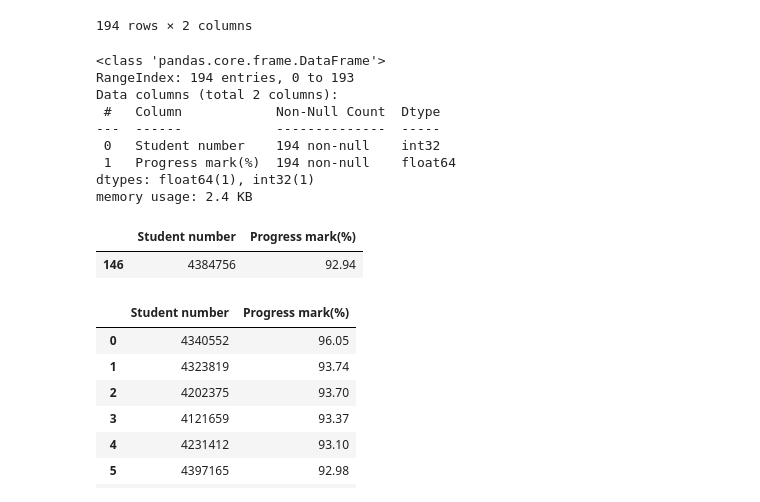
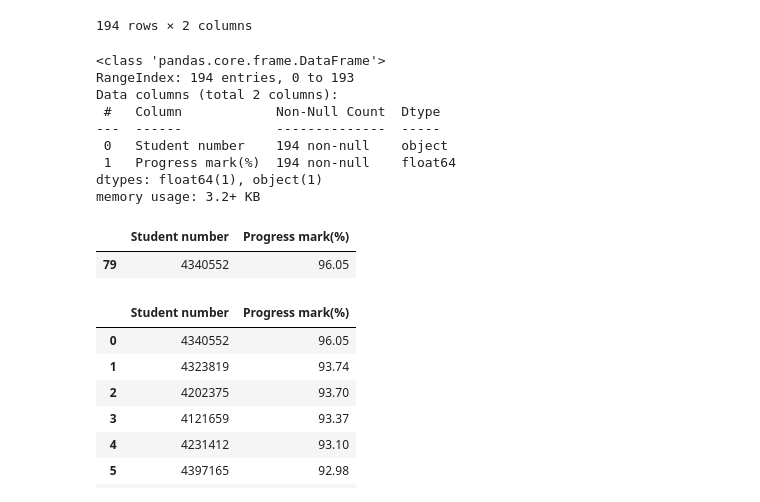
Before and after one commit to kevinnkansah/LearnDataScience, a Jupyter notebook: Python/Testing/cos101/COS.ipynb, the cells around one changed output. Drawn from its saved outputs; the diff is of its cells as text; code cells hidden in the pictures.

```diff
--- a/Python/Testing/cos101/COS.ipynb
+++ b/Python/Testing/cos101/COS.ipynb
@@ -209,7 +209,6 @@ list_data = [item.split() for item in lines if item]
 df = pd.DataFrame(list_data, columns=["Student number", "Progress mark(%)"])
 # %%
 df['Progress mark(%)'] = df['Progress mark(%)'].astype(float)
-df['Student number'] = df['Student number'].astype(int)
 # %%
 df
 # %% [output]
@@ -234,15 +233,15 @@ RangeIndex: 194 entries, 0 to 193
 Data columns (total 2 columns):
  #   Column            Non-Null Count  Dtype
 ---  ------            --------------  -----
- 0   Student number    194 non-null    int32
+ 0   Student number    194 non-null    object
  1   Progress mark(%)  194 non-null    float64
-dtypes: float64(1), int32(1)
-memory usage: 2.4 KB
+dtypes: float64(1), object(1)
+memory usage: 3.2+ KB
 # %%
-df[df["Student number"] == 4384756]
+df[df["Student number"] == '4340552']
 # %% [output]
 |  | Student number | Progress mark(%) |
-| 146 | 4384756 | 92.94 |
+| 79 | 4340552 | 96.05 |
 # %%
 top_20 = df.sort_values(by="Progress mark(%)", ascending=False).head(20).reset_index(drop=True)
 top_20
```
Also changed, not shown: parts of 5 cells of this notebook, 2 other files.
